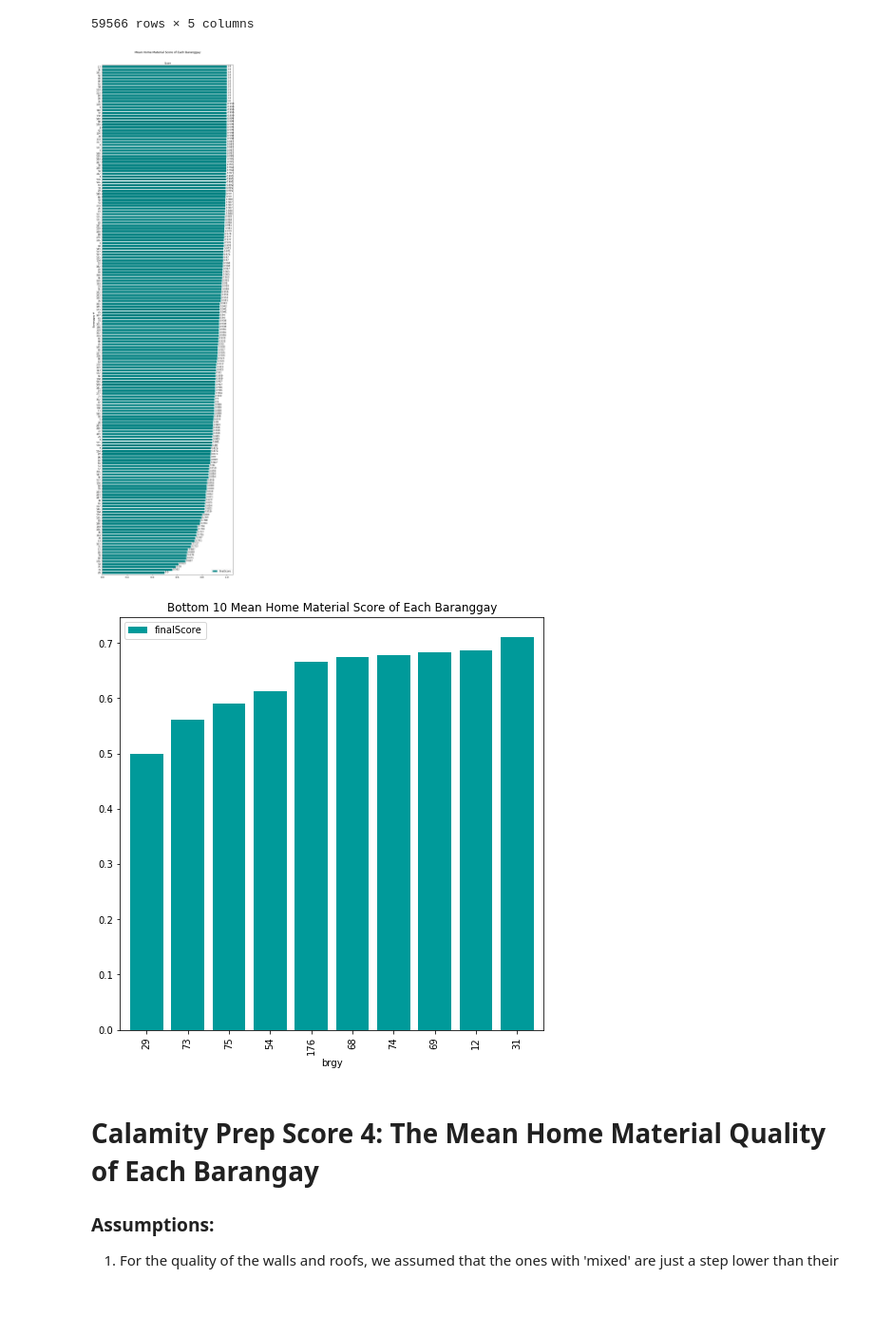
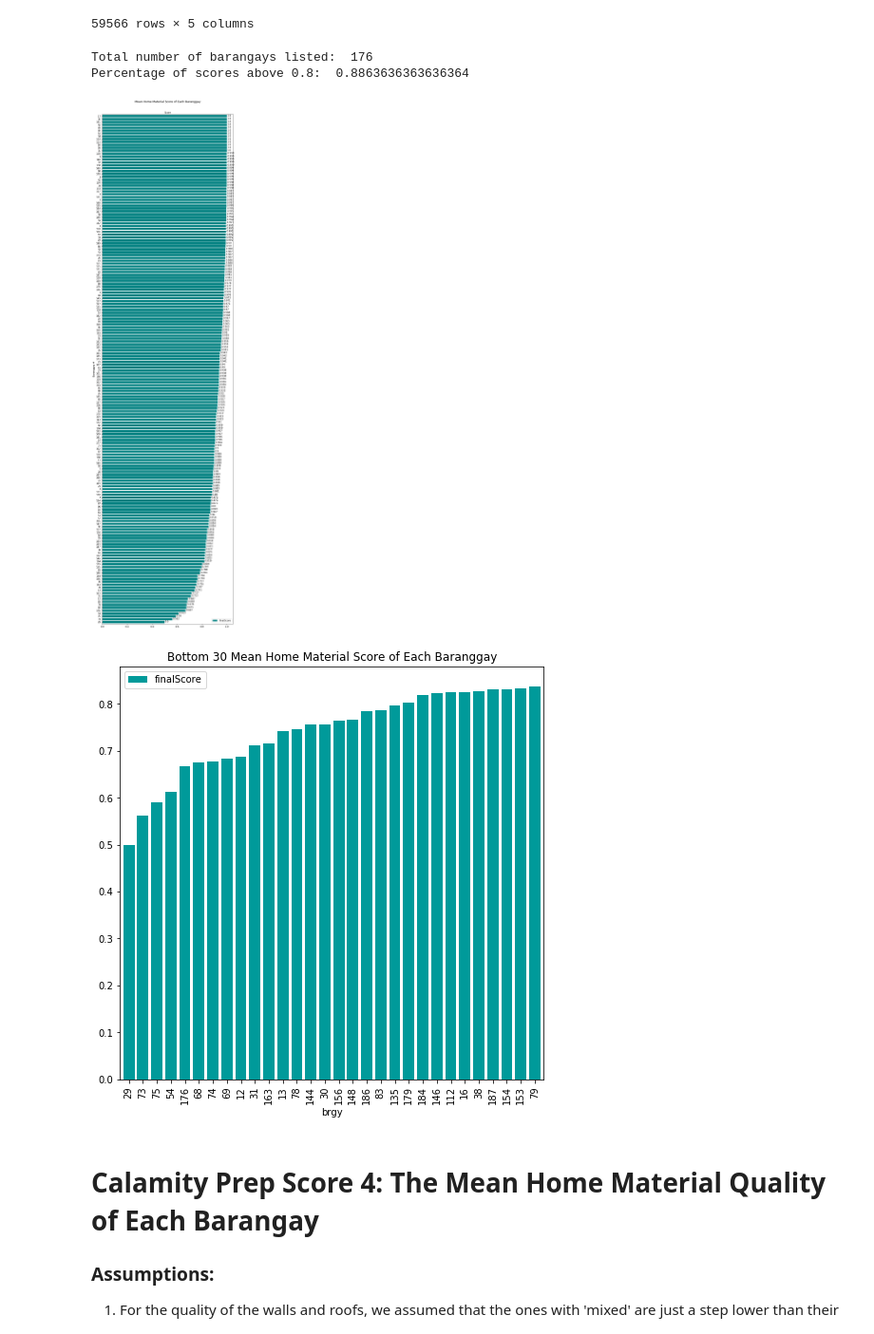
Before and after one commit to christianalderite/DATASCI-Final-Project, a Jupyter notebook: DATASCI Project Score 4.ipynb, the cells around one changed output. Shown: that part at 95% size. Cells and saved outputs as stored; diff of their text form; code cells hidden in the pictures; blank space fills up the shorter version.

Commit message:
Finalized some explanations and corrected spelling errors with 'baranggay'

```diff
--- a/DATASCI Project Score 4.ipynb
+++ b/DATASCI Project Score 4.ipynb
@@ -95,29 +95,52 @@ dfMain
 59566 rows × 5 columns
 # %%
 arrayBrgyScores = dfMain.groupby('brgy')['finalScore'].mean()
+print("Total number of barangays listed: ", len(arrayBrgyScores))
+
+totalBarangays = len(arrayBrgyScores)
+
+scoreDF = arrayBrgyScores.reset_index()
+
+scoreDF2 = (scoreDF["finalScore"] > 0.8).value_counts().values.tolist()
+
+print("Percentage of scores above 0.8: ", (scoreDF2[0] / totalBarangays) )
+
+
+
+
 
 ax = arrayBrgyScores.sort_values(ascending=False).plot(kind='barh', figsize=(10,40), color='#008080',  width=0.8, stacked=True)
 ax.invert_yaxis()
 ax.set_ylabel('Baranggay #')
 ax.set_xlabel('Score')
 ax.xaxis.set_label_position('top')
 for p in ax.patches:
     ax.annotate(str(round(p.get_width(),3)), (p.get_width() * 1.005, p.get_y() + 0.5))
 plot.title('Mean Home Material Score of Each Baranggay', y=1.02)
 plot.legend()
 plot.show()
+
 # Bar graph of mean material score of each baranggay
 # Given that more than the top 10 of the baranggay has a perfect score, we did not anymore graph them.
+#The lowest score in the bottom 30 is just at 0.5, and more than 85% of the barangays have a score of
+#0.8 and above (156 out of 176). This means that most of the residents in each barangay have fairly
+#well constructed houses that could withstand typhoons. Starting from barangay 54, the scores are
+#dropping with higher differences between each which could mean that the barangays in that
+#range might suffer from serious house damages brought about by typhoons.
 
-arrayBrgyScores.nsmallest(10).plot(figsize=(8, 8), kind='bar',align='center', color='#009a9a',  width=0.8, stacked=True)
-plot.title('Bottom 10 Mean Home Material Score of Each Baranggay')
+
+
+arrayBrgyScores.nsmallest(30).plot(figsize=(8, 8), kind='bar',align='center', color='#009a9a',  width=0.8, stacked=True)
+plot.title('Bottom 30 Mean Home Material Score of Each Baranggay')
 plot.legend()
 plot.show()
-# Bar graph of the bottom 10 brgys, we assigned a y-axis ceiling of 0.4 since no value rose above it
+# Bar graph of the bottom 30 brgys, we assigned a y-axis ceiling of 0.4 since no value rose above it
 # and to scale it to the previous bar graph.
 # %% [output]
+Total number of barangays listed:  176
+Percentage of scores above 0.8:  0.8863636363636364
 [figure]
-[figure, old version]
+[figure, new version]
 # %%
 dfScore4 = pd.DataFrame(arrayBrgyScores);
 dfScore4.to_csv('BrgyScore4.csv', encoding='utf-8')
```
Also changed, not shown: parts of 1 cell of this notebook, 3 other files.
